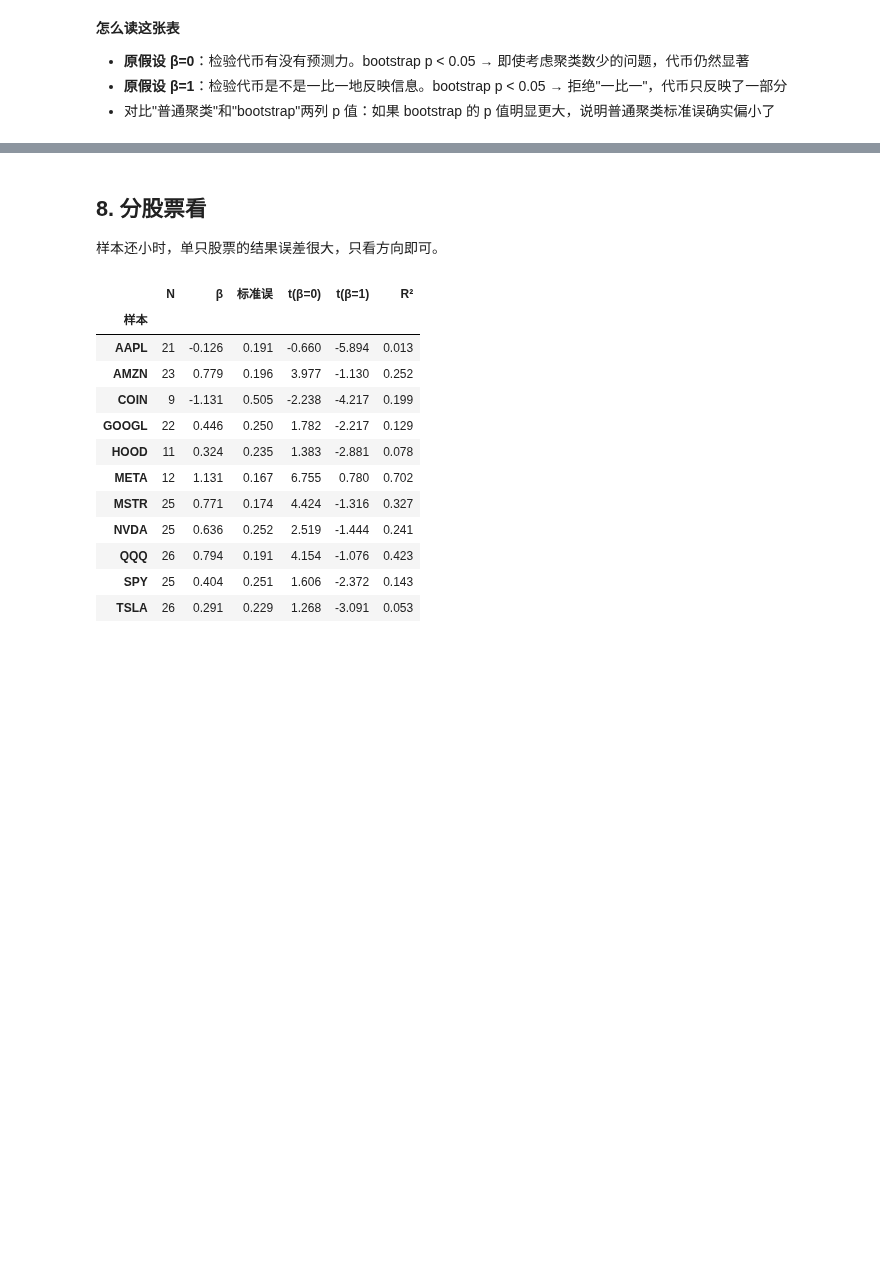
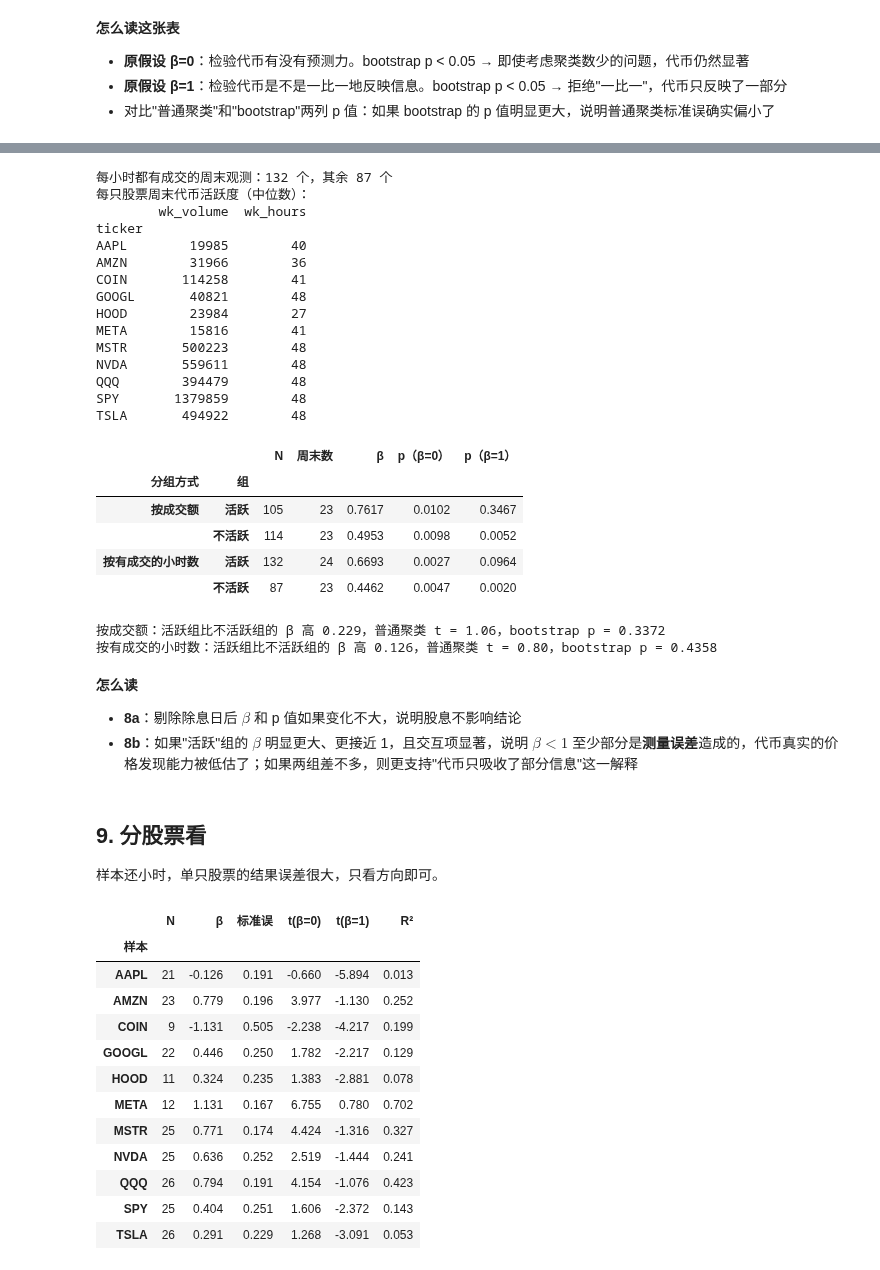
Before and after one commit to KFANG1999/tokenized-stock-data, a Jupyter notebook: analysis/02_休市价格发现.ipynb, the cells around one changed output, grey strips where cells are left out. Drawn from its saved outputs; the diff is of its cells as text; code cells hidden in the pictures; blank space fills up the shorter version.

```diff
--- a/analysis/02_休市价格发现.ipynb
+++ b/analysis/02_休市价格发现.ipynb
@@ -389,5 +441,68 @@ boot.round(4)
+# %%
+def window_activity(row):
+    a, b = at_et(pd.Series([row.d0]), 20).iloc[0], at_et(pd.Series([row.d0]), 20, day_offset=2).iloc[0]
+    s = idx[(idx.ticker == row.ticker) & (idx.end_utc > a) & (idx.end_utc <= b)]
+    return pd.Series({"wk_volume": s.v.sum(), "wk_hours": len(s)})
+
+base = w[~w.exdiv].copy()
+base[["wk_volume", "wk_hours"]] = base.apply(window_activity, axis=1)
+base["active_vol"] = base.wk_volume > base.groupby("ticker").wk_volume.transform("median")
+# 小时数不能按各股票中位数分：TSLA、NVDA 等中位数就是 48（每小时都有成交），"高于中位数"不可能出现。
+# 所以改成绝对标准：48 小时里每个小时都有成交 = 价格从不"过期"
+base["active_hrs"] = base.wk_hours >= 48
+print(f"\n每小时都有成交的周末观测：{base.active_hrs.sum()} 个，其余 {(~base.active_hrs).sum()} 个")
+
+print("每只股票周末代币活跃度（中位数）：")
+print(base.groupby("ticker")[["wk_volume", "wk_hours"]].median().round(0).astype(int).to_string())
+
+split = []
+for label, col in [("按成交额", "active_vol"), ("按有成交的小时数", "active_hrs")]:
+    for grp, data in [("活跃", base[base[col]]), ("不活跃", base[~base[col]])]:
+        r0 = wild_cluster_bootstrap(BASE, data, "tokret_wkend", null=0.0)
+        r1 = wild_cluster_bootstrap(BASE, data, "tokret_wkend", null=1.0)
+        split.append({"分组方式": label, "组": grp, "N": r0["N"], "周末数": r0["周末数"], "β": r0["β"],
+                      "p（β=0）": r0["p（bootstrap）"], "p（β=1）": r1["p（bootstrap）"]})
+split = pd.DataFrame(split).set_index(["分组方式", "组"])
+split.round(4)
+# %% [output]
+每小时都有成交的周末观测：132 个，其余 87 个
+每只股票周末代币活跃度（中位数）：
+        wk_volume  wk_hours
+ticker
+AAPL        19985        40
+AMZN        31966        36
+COIN       114258        41
+GOOGL       40821        48
+HOOD        23984        27
+META        15816        41
+MSTR       500223        48
+NVDA       559611        48
+QQQ        394479        48
+SPY       1379859        48
+TSLA       494922        48
+|  |  | N | 周末数 | β | p（β=0） | p（β=1） |
+| 分组方式 | 组 |  |  |  |  |  |
+| 按成交额 | 活跃 | 105 | 23 | 0.7617 | 0.0102 | 0.3467 |
+|  | 不活跃 | 114 | 23 | 0.4953 | 0.0098 | 0.0052 |
+| 按有成交的小时数 | 活跃 | 132 | 24 | 0.6693 | 0.0027 | 0.0964 |
+|  | 不活跃 | 87 | 23 | 0.4462 | 0.0047 | 0.0020 |
+# %%
+# 直接检验两组的 β 是否不同：加入交互项 tokret × 活跃
+for label, col in [("按成交额", "active_vol"), ("按有成交的小时数", "active_hrs")]:
+    d = base.assign(active=base[col].astype(int))
+    m = fit("gap ~ tokret_wkend * active + btcret", d)
+    r = wild_cluster_bootstrap("gap ~ tokret_wkend * active + btcret", d, "tokret_wkend:active", null=0.0)
+    print(f"{label}：活跃组比不活跃组的 β 高 {m.params['tokret_wkend:active']:.3f}，"
+          f"普通聚类 t = {m.tvalues['tokret_wkend:active']:.2f}，bootstrap p = {r['p（bootstrap）']:.4f}")
+# %% [output]
+按成交额：活跃组比不活跃组的 β 高 0.229，普通聚类 t = 1.06，bootstrap p = 0.3372
+按有成交的小时数：活跃组比不活跃组的 β 高 0.126，普通聚类 t = 0.80，bootstrap p = 0.4358
+# %% [markdown]
+**怎么读**
+- **8a**：剔除除息日后 $\beta$ 和 p 值如果变化不大，说明股息不影响结论
+- **8b**：如果"活跃"组的 $\beta$ 明显更大、更接近 1，且交互项显著，说明 $\beta < 1$ 至少部分是**测量误差**造成的，代币真实的价格发现能力被低估了；如果两组差不多，则更支持"代币只吸收了部分信息"这一解释
 # %% [markdown]
-## 8. 分股票看
+## 9. 分股票看
 样本还小时，单只股票的结果误差很大，只看方向即可。
 # %%
 by_t = []
```
Also changed, not shown: parts of 4 cells of this notebook, 2 other files.
